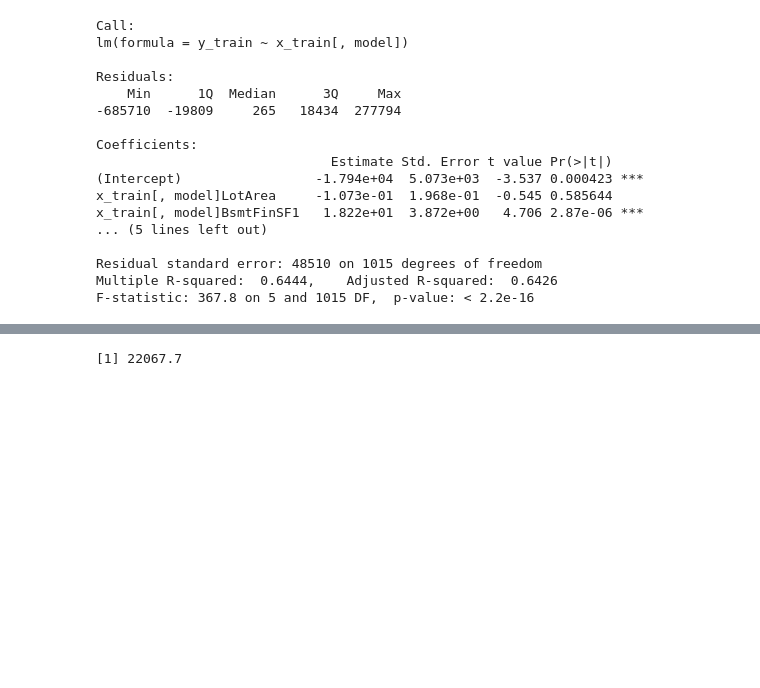
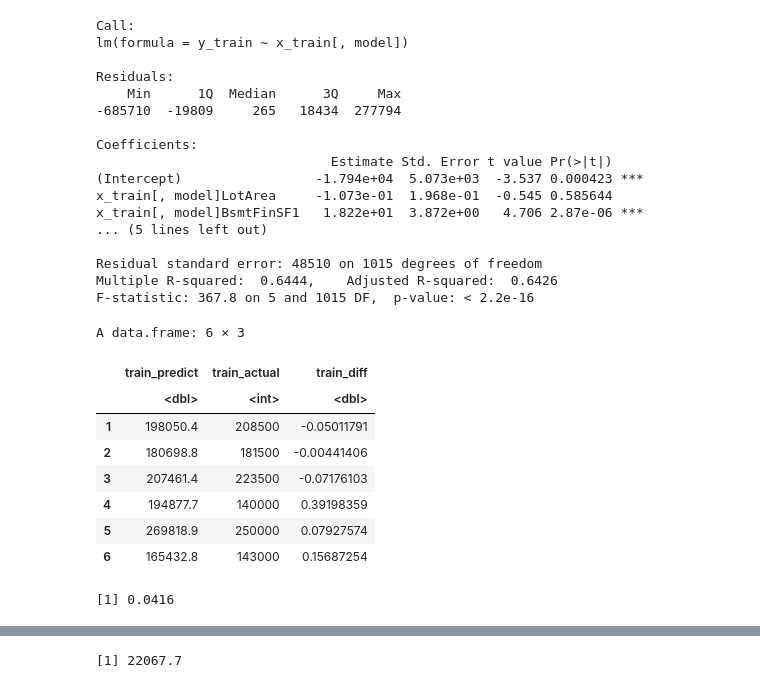
Before and after one commit to OlegRyzhkov2020/house_price_prediction, a Jupyter notebook: features_selection.ipynb, the cells around one changed output, grey strips where cells are left out. Drawn from its saved outputs; the diff is of its cells as text; code cells hidden in the pictures; blank space fills up the shorter version.

```diff
--- a/features_selection.ipynb
+++ b/features_selection.ipynb
@@ -795,3 +801,23 @@ x_train[, model]BsmtFinSF1   1.822e+01  3.872e+00   4.706 2.87e-06 ***
 Residual standard error: 48510 on 1015 degrees of freedom
 Multiple R-squared:  0.6444,    Adjusted R-squared:  0.6426
 F-statistic: 367.8 on 5 and 1015 DF,  p-value: < 2.2e-16
+# %%
+# Prediction Summary for LASSO Model - Train Set
+train.predict_lasso <- as.matrix(predict(post.lasso, newdata=train_split))
+lasso.model_trainresult <- as.data.frame(train.predict_lasso)
+names(lasso.model_trainresult)[names(lasso.model_trainresult) == 'V1'] <- 'train_predict'
+lasso.model_trainresult$train_actual = train_split$SalePrice
+lasso.model_trainresult$train_diff = (lasso.model_trainresult$train_predict - lasso.model_trainresult$train_actual)/lasso.model_trainresult$train_actual
+head(lasso.model_trainresult)
+signif(mean(manual.model_trainresult$train_diff^2), digits=3)
+# %% [output]
+A data.frame: 6 × 3
+|  | train_predict | train_actual | train_diff |
+|  | <dbl> | <int> | <dbl> |
+| 1 | 198050.4 | 208500 | -0.05011791 |
+| 2 | 180698.8 | 181500 | -0.00441406 |
+| 3 | 207461.4 | 223500 | -0.07176103 |
+| 4 | 194877.7 | 140000 | 0.39198359 |
+| 5 | 269818.9 | 250000 | 0.07927574 |
+| 6 | 165432.8 | 143000 | 0.15687254 |
+[1] 0.0416
```
Also changed, not shown: parts of 25 cells of this notebook.
